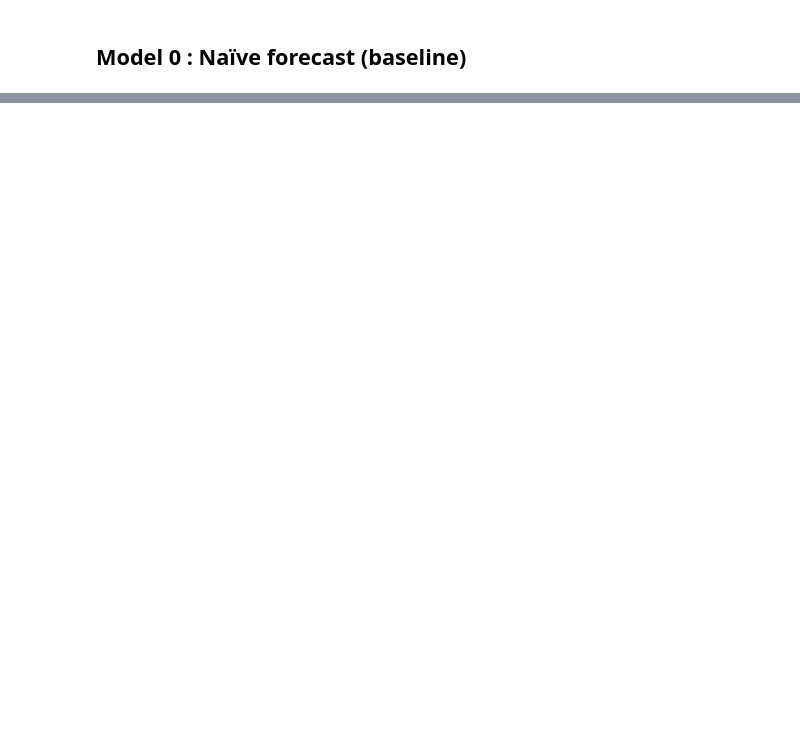
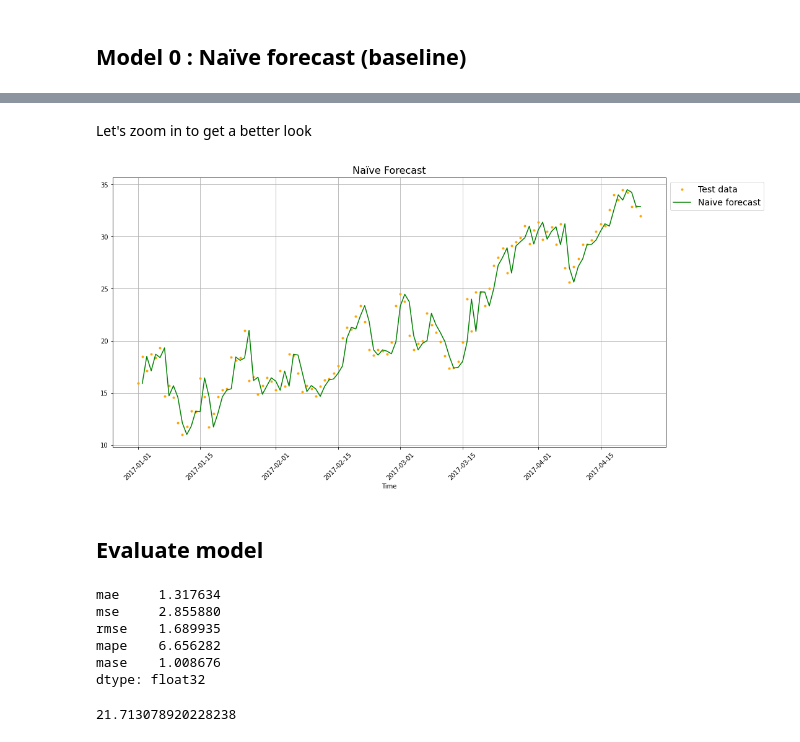
Before and after one commit to alexandre-pinon/voltron, a Jupyter notebook: src/ai/bootstrap.ipynb, the cells around one changed output, grey strips where cells are left out. Cells and saved outputs as stored; diff of their text form; code cells hidden in the pictures; blank space fills up the shorter version.

```diff
--- a/src/ai/bootstrap.ipynb
+++ b/src/ai/bootstrap.ipynb
@@ -169,0 +232,10 @@ fig.savefig('./graphs/train_plus_test_data.png', facecolor='white')
+# %% [markdown]
+Let's zoom in to get a better look
+# %%
+fig, ax = plt.subplots(figsize=(16, 8))
+plot_time_series(ax, X_test, y_test, label="Test data", c='orange')
+plot_time_series(ax, X_test[1:], naive_forecast, title="Naïve Forecast", format="-", label="Naive forecast", c='green');
+# %% [output]
+[figure, added]
+# %% [markdown]
+## Evaluate model
@@ -169,0 +270,16 @@ fig.savefig('./graphs/train_plus_test_data.png', facecolor='white')
+# %%
+naive_results = evaluate_preds(y_true=y_test[1:],
+                               y_pred=naive_forecast)
+pd.Series(naive_results)
+# %% [output]
+mae     1.317634
+mse     2.855880
+rmse    1.689935
+mape    6.656282
+mase    1.008676
+dtype: float32
+# %%
+# Find average mean temperature in test dataset
+tf.reduce_mean(y_test).numpy()
+# %% [output]
+21.713078920228238
```
Also changed, not shown: parts of 27 cells of this notebook.
